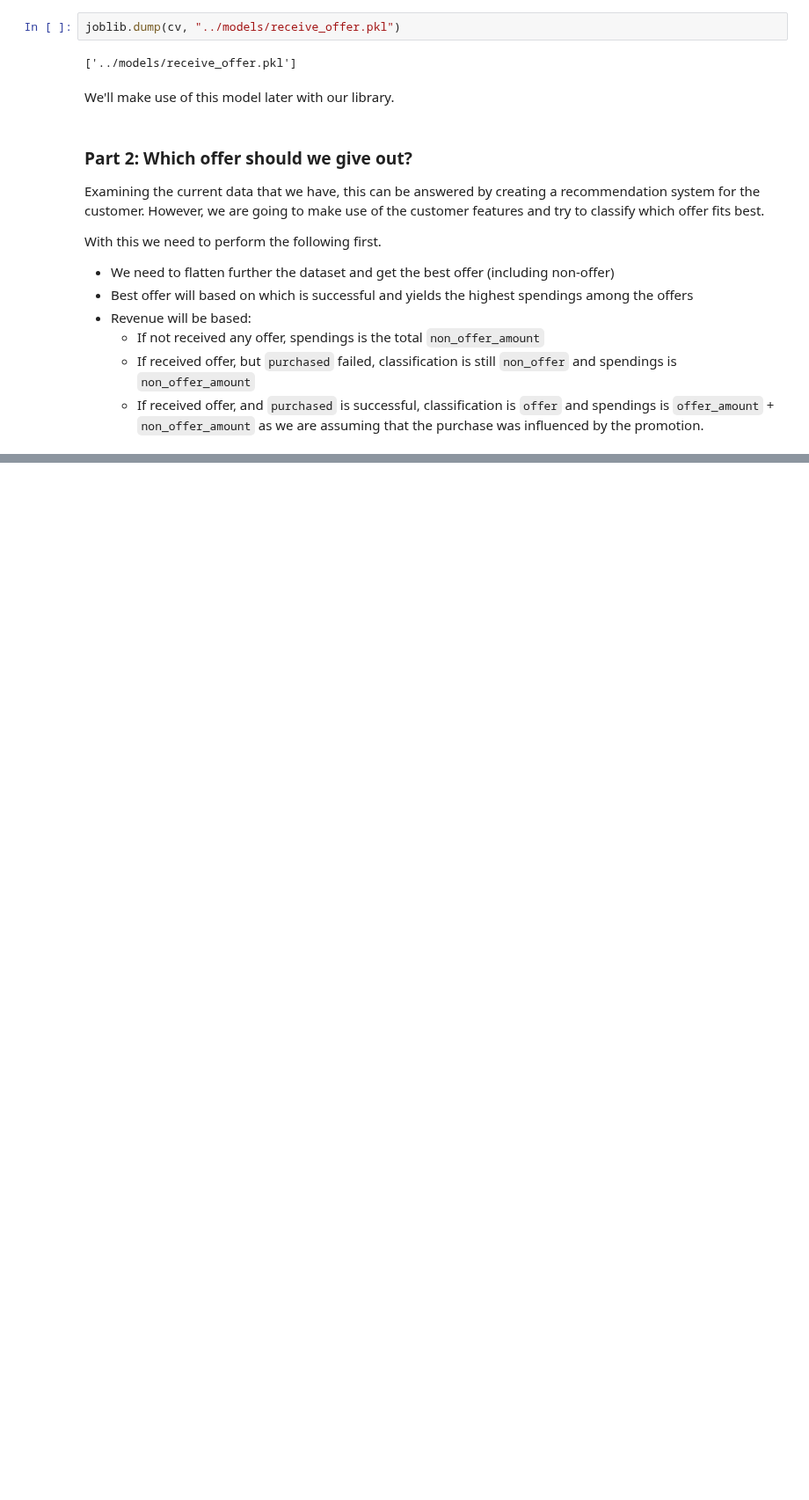
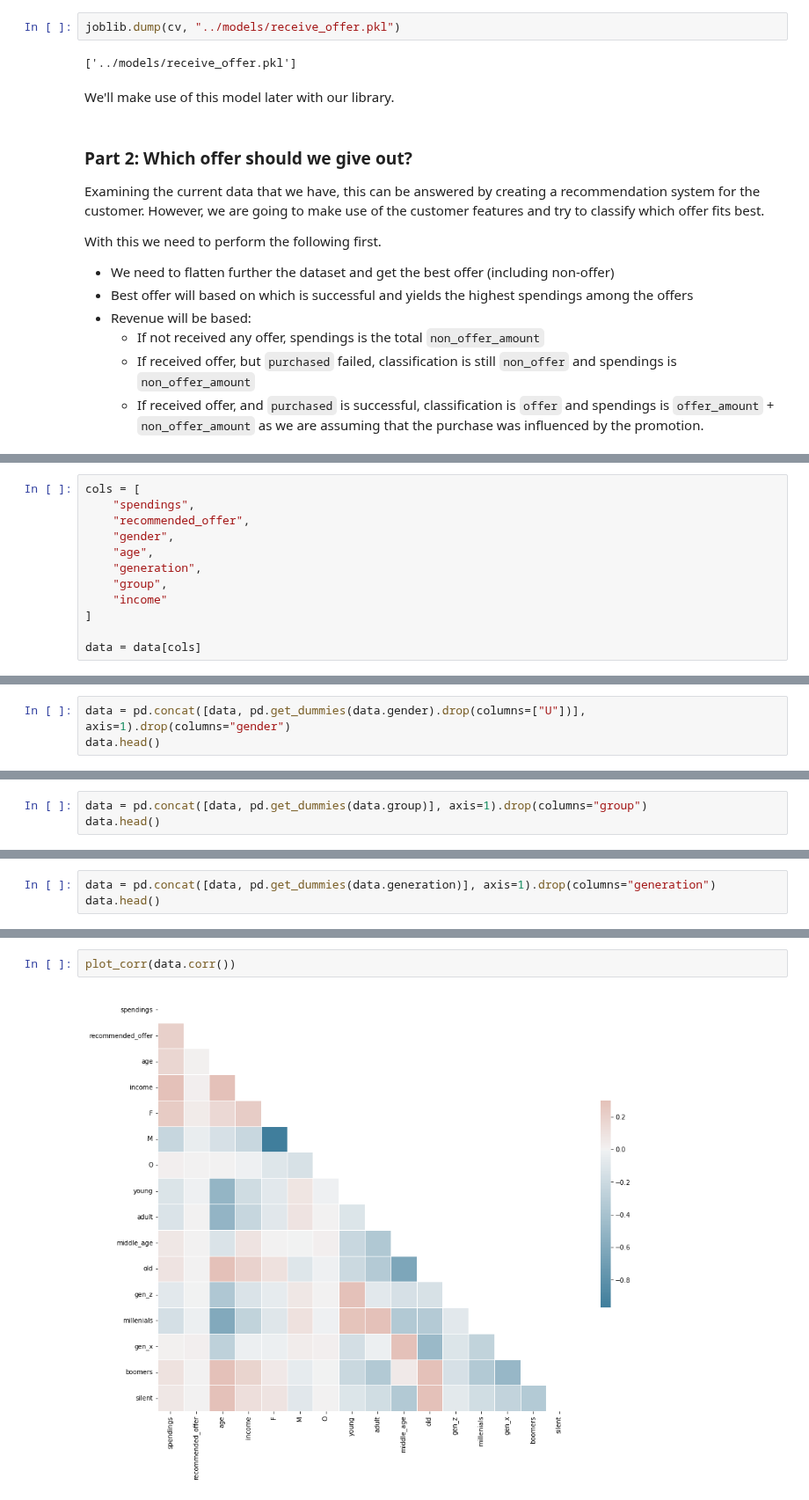
Before and after one commit to netxph/sb-capstone, a Jupyter notebook: notebooks/06 - Predictive and Modelling.ipynb, the cells around one changed output, grey strips where cells are left out. Shown at 88% size. Cells and saved outputs as stored; diff of their text form; blank space fills up the shorter version.

```diff
--- a/notebooks/06 - Predictive and Modelling.ipynb
+++ b/notebooks/06 - Predictive and Modelling.ipynb
@@ -311,0 +407,12 @@ With this we need to perform the following first.
+# %%
+cols = [
+    "spendings",
+    "recommended_offer",
+    "gender",
+    "age",
+    "generation",
+    "group",
+    "income"
+]
+
+data = data[cols]
@@ -311,0 +431,3 @@ With this we need to perform the following first.
+# %%
+data = pd.concat([data, pd.get_dummies(data.gender).drop(columns=["U"])], axis=1).drop(columns="gender")
+data.head()
@@ -311,0 +441,3 @@ With this we need to perform the following first.
+# %%
+data = pd.concat([data, pd.get_dummies(data.group)], axis=1).drop(columns="group")
+data.head()
@@ -311,0 +451,3 @@ With this we need to perform the following first.
+# %%
+data = pd.concat([data, pd.get_dummies(data.generation)], axis=1).drop(columns="generation")
+data.head()
@@ -311,0 +481,4 @@ With this we need to perform the following first.
+# %%
+plot_corr(data.corr())
+# %% [output]
+[figure, added]
```
Also changed, not shown: parts of 46 cells of this notebook.
